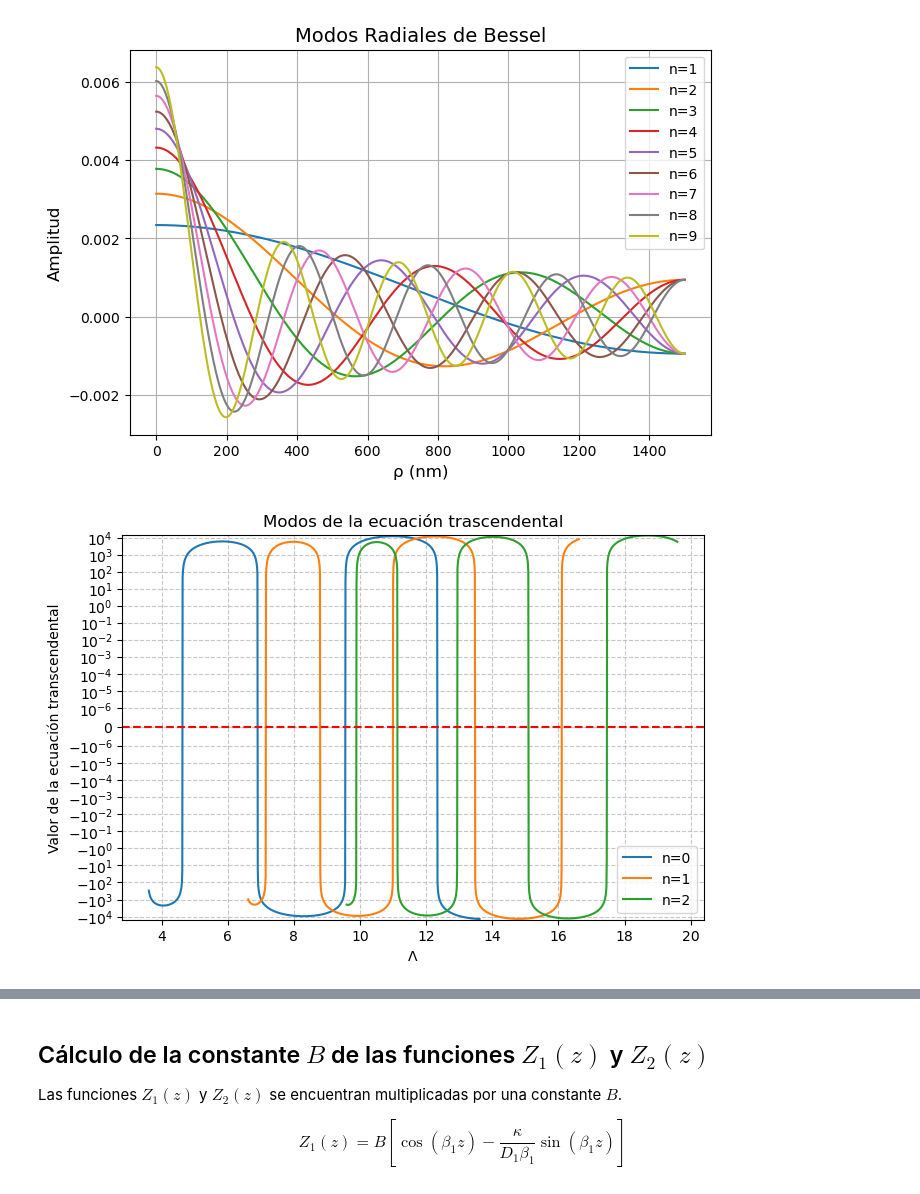
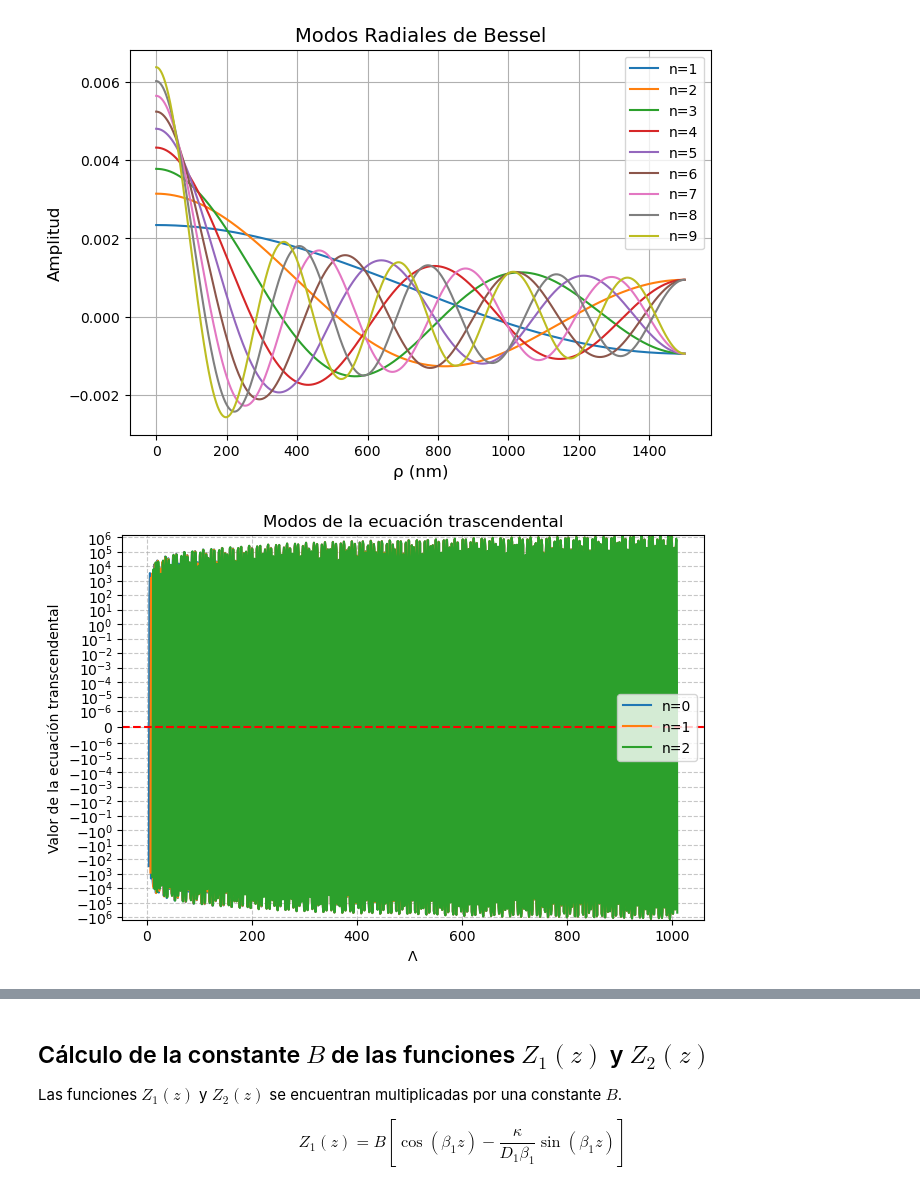
Before and after one commit to allanyst/tfm-efectos-superficie-nano-rmn, a Jupyter notebook: TFM_TwoRegionModel.ipynb, the cells around one changed output, grey strips where cells are left out. Drawn from its saved outputs; the diff is of its cells as text; code cells hidden in the pictures.

```diff
--- a/TFM_TwoRegionModel.ipynb
+++ b/TFM_TwoRegionModel.ipynb
@@ -11,7 +11,7 @@ from joblib import Parallel, delayed
 # Solución de la ecuación de difusión del modelo de dos regiones (_Two-Region Model_)
 # %%
 # Parámetros físicos
-D1 = 2e5              # nm²/s (región superficial)
+D1 = 2e4              # nm²/s (región superficial)
 D2 = 2e6              # nm²/s (región volumétrica)
 z_c = 25              # nm (altura de la interfaz)
 L = 1500              # nm (altura total)
@@ -149,19 +149,19 @@ def transcendental_eq(Lambda, alpha_n):
 # %%
 plt.figure(figsize=(7.5,5))
 for n in range(3):
-    Lambda=np.linspace(alpha_n[n]*np.sqrt(D2)+1e-3,1e1+alpha_n[n]*np.sqrt(D2)+1e-3,1000)
+    Lambda=np.linspace(alpha_n[n]*np.sqrt(D2)+1e-3,1e3+alpha_n[n]*np.sqrt(D2)+1e-3,1000)
     plt.plot(Lambda,transcendental_eq(Lambda,alpha_n[n]),label=f'n={n}')
 plt.legend()
 plt.title("Modos de la ecuación trascendental")
 plt.ylabel("Valor de la ecuación transcendental")
 plt.xlabel(r"$\Lambda$")
 plt.axhline(0, color='red', linestyle='--')
 plt.yscale('symlog', linthresh=1e-6)
 plt.grid(ls='--', alpha=0.7)
 plt.savefig('figuras/transcendental_axial_tworegion.pdf', bbox_inches='tight')
 plt.show()
 # %% [output]
-[figure, old version]
+[figure, new version]
 # %%
 ##############################################################################
 # 3. Búsqueda de autovalores Λ para un α_n dado
```
Also changed, not shown: parts of 9 cells of this notebook, 38 other files.
